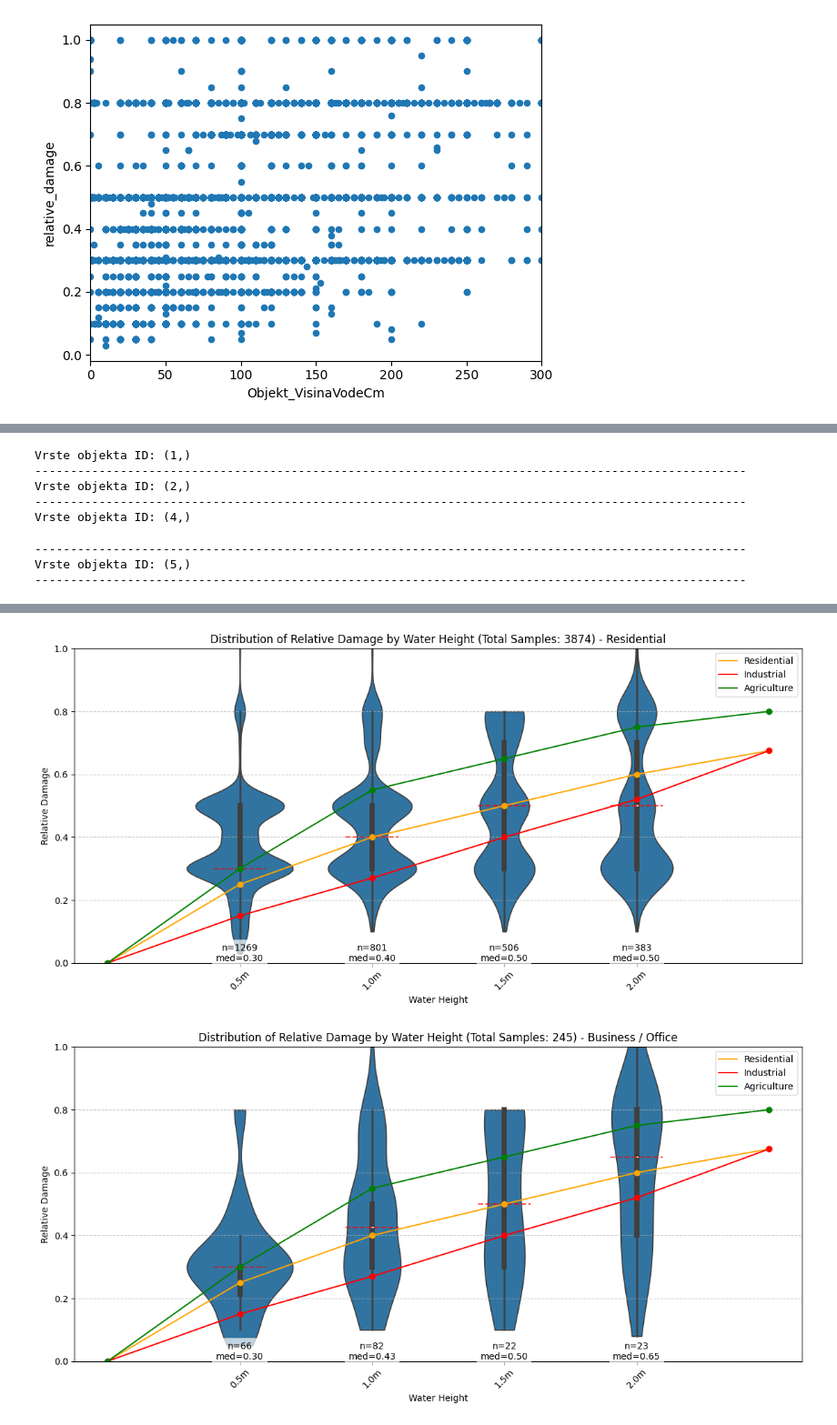
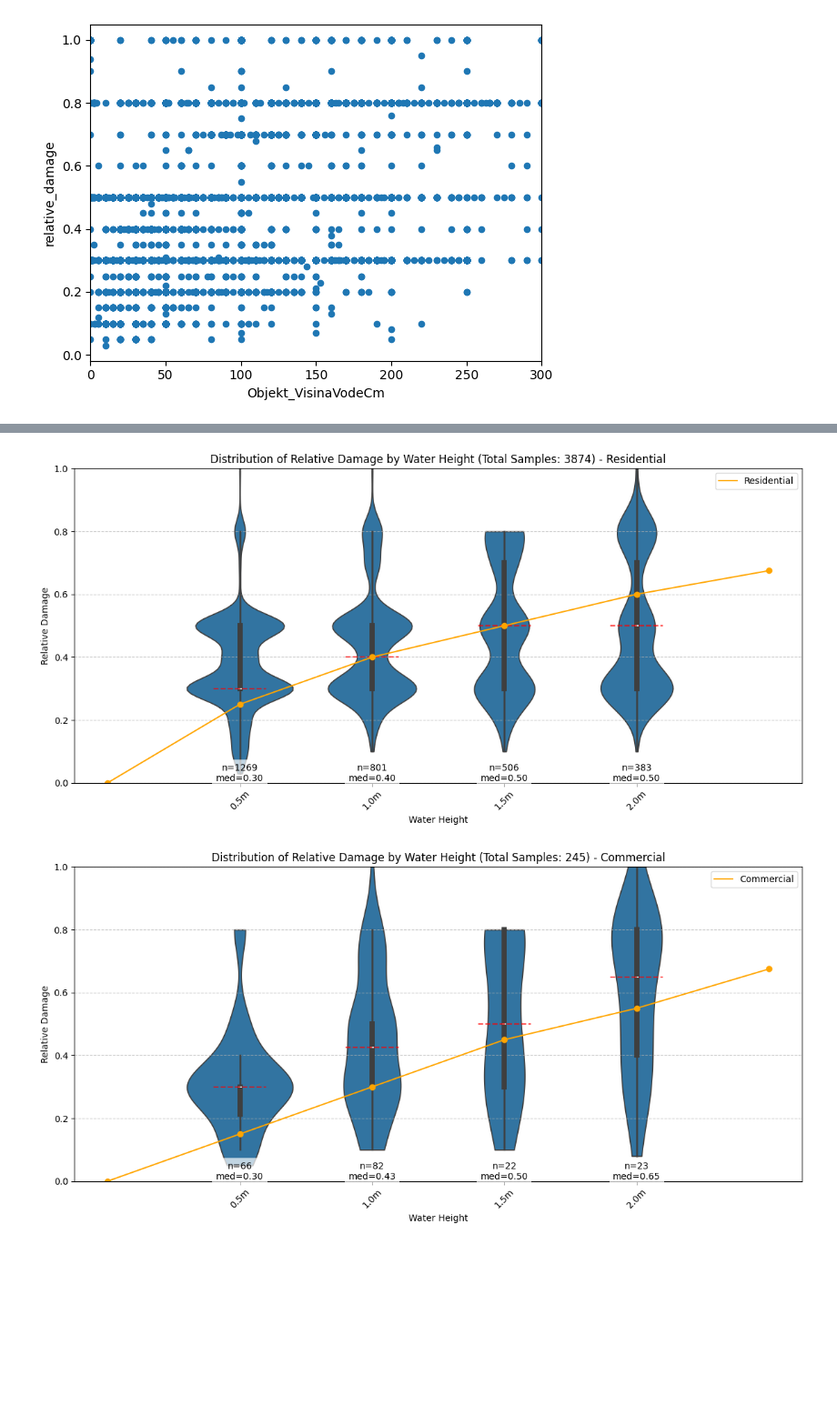
Before and after one commit to KubeljK/cvar-masters, a Jupyter notebook: notebooks/010-kk-compare-damage-functions.ipynb, the cells around one changed output, grey strips where cells are left out. Shown at 91% size. Saved outputs shown, nothing was run; the diff lists cells and outputs as text; code cells hidden in the pictures; blank space fills up the shorter version.

```diff
--- a/notebooks/010-kk-compare-damage-functions.ipynb
+++ b/notebooks/010-kk-compare-damage-functions.ipynb
@@ -54,6 +90,14 @@ residential_damage_fractions = [
     (1, 0.40),
     (1.5, 0.50),
     (2, 0.60),
+    (2.5, 0.675),
+]
+commercial_damage_function = [
+    (0, 0.00),
+    (0.5, 0.15),
+    (1, 0.30),
+    (1.5, 0.45),
+    (2, 0.55),
     (2.5, 0.675),
 ]
 industrial_damage_function = [
@@ -96,8 +140,6 @@ def plot_violin_damage_by_water_height(df, title: str = ""):
         ax=ax  # specify the axis to plot on
     )
 
-
-
     # Adjust x-axis to show ticks at the upper bounds of each bucket
     ax.set_xticks(range(len(bucket_edges)-1))
     ax.set_xticklabels([f"{x}m" for x in bucket_edges[1:]])
@@ -107,7 +149,7 @@ def plot_violin_damage_by_water_height(df, title: str = ""):
 
     # Add count and median annotations for each bucket
     # Calculate and plot median values
-    medians = _df.groupby("water_height_bucket")["relative_damage"].median()
+    medians = _df.groupby("water_height_bucket", observed=False)["relative_damage"].median()
     for i, median in enumerate(medians):
         # Add horizontal line for median
         ax.hlines(median, i-0.2, i+0.2, colors="red", linestyles="--", alpha=0.7)
@@ -188,0 +233,9 @@ plt.plot()
+# %%
+_df = df.copy()
+_df = _df[_df["Objekt_VrstaObjektaId"].isin([1, 2, 4, 5])]
+fig, ax = plot_violin_damage_by_water_height(_df)
+fig, ax = plot_damage_function(residential_damage_fractions, color="orange", label="Residential")
+fig, ax = plot_damage_function(commercial_damage_function, color="red", label="Commercial")
+fig, ax = plot_damage_function(industrial_damage_function, color="purple", label="Industrial")
+fig, ax = plot_damage_function(agriculture_damage_function, color="green", label="Agriculture")
+ax.legend()
@@ -189,28 +245,15 @@ plt.plot()
 # %%
 
 for vrste_objekta_id, title, damage_function in [
-    ((1,), "Industrial", residential_damage_fractions),
+    ((1,), "Industrial", industrial_damage_function),
     ((2,), "Residential", residential_damage_fractions),
-    ((4,), "Business / Office", residential_damage_fractions),
-    ((5,), "Agricultural Buildings", residential_damage_fractions),
+    ((4,), "Commercial", commercial_damage_function),
+    ((5,), "Agricultural Buildings", agriculture_damage_function),
 ]:
-    print(f"Vrste objekta ID: {vrste_objekta_id}")
     _df = df.copy()
     _df = _df[_df["Objekt_VrstaObjektaId"].isin(vrste_objekta_id)]
     # plot_violin_damage_by_water_height(_df)
     fig, ax = plot_violin_damage_by_water_height(_df, title=title)
-    fig, ax = plot_damage_function(residential_damage_fractions, color="orange", label="Residential")
-    fig, ax = plot_damage_function(industrial_damage_function, color="red", label="Industrial")
-    fig, ax = plot_damage_function(agriculture_damage_function, color="green", label="Agriculture")
+    fig, ax = plot_damage_function(damage_function, color="orange", label=title)
     ax.legend()
-    plt.plot()
-    print("-"*100)
 # %% [output]
-Vrste objekta ID: (1,)
-----------------------------------------------------------------------------------------------------
-Vrste objekta ID: (2,)
-----------------------------------------------------------------------------------------------------
-Vrste objekta ID: (4,)
-----------------------------------------------------------------------------------------------------
-Vrste objekta ID: (5,)
-----------------------------------------------------------------------------------------------------
@@ -218,2 +261,2 @@ Vrste objekta ID: (5,)
-[figure, old version]
+[figure, new version]
-[figure, old version]
+[figure, new version]
```
Also changed, not shown: parts of 6 cells of this notebook, 2 other files.
